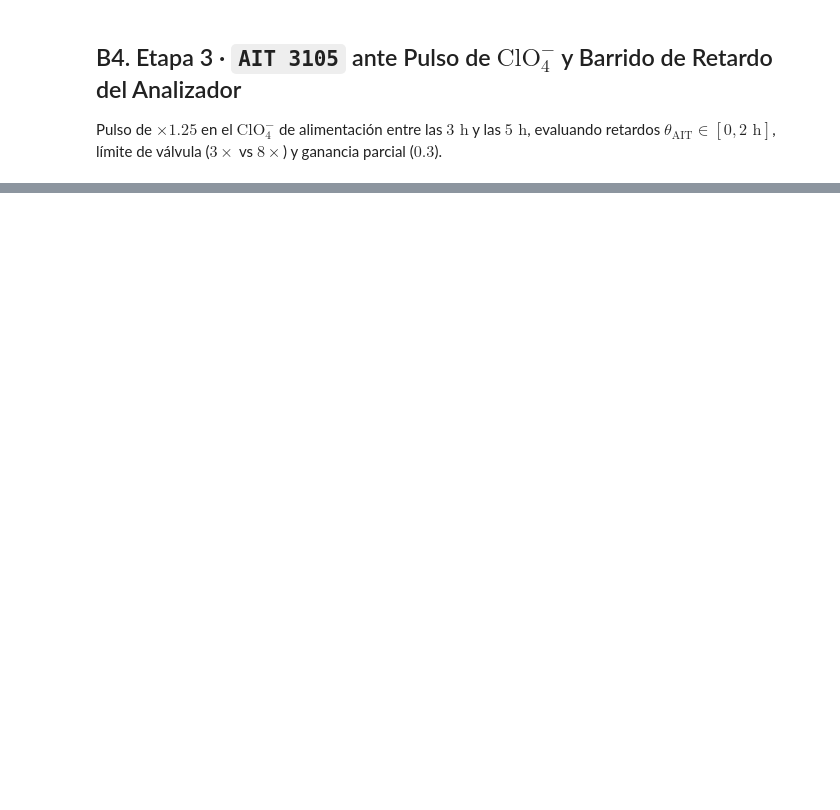
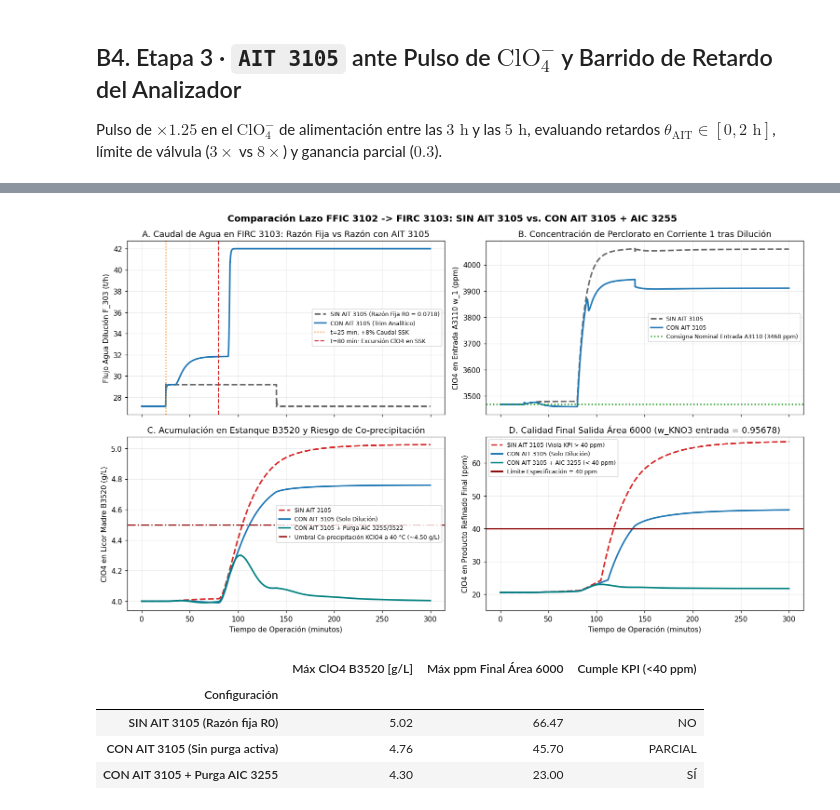
Before and after one commit to antomoyaa/CristalizadorPT, a Jupyter notebook: Cristalizador_cambios_revisar/notebooks/06_Control_por_etapas_dilucion_nuevo.ipynb, the cells around one changed output, grey strips where cells are left out. Drawn from its saved outputs; the diff is of its cells as text; code cells hidden in the pictures; blank space fills up the shorter version.

```diff
--- a/Cristalizador_cambios_revisar/notebooks/06_Control_por_etapas_dilucion_nuevo.ipynb
+++ b/Cristalizador_cambios_revisar/notebooks/06_Control_por_etapas_dilucion_nuevo.ipynb
@@ -223,0 +535,67 @@ resumen_npt3.round(2)
+# %%
+# %% [markdown]
+# ## B6. Evaluación de Recirculación `B3520 -> A3110` e Impacto del Magnesio ($\\text{Mg}^{2+}$)
+
+# %%
+import numpy as np
+import pandas as pd
+import matplotlib.pyplot as plt
+from msmpr_core.plant import simulate_plant_npt3_calibrated
+
+df_sin_AIT = simulate_plant_npt3_calibrated(use_AIT3105=False, use_AIC3255=False, tuning_mode="TL_damped")
+df_con_AIT = simulate_plant_npt3_calibrated(use_AIT3105=True, use_AIC3255=False, tuning_mode="TL_damped")
+df_con_ambos = simulate_plant_npt3_calibrated(use_AIT3105=True, use_AIC3255=True, tuning_mode="TL_damped")
+
+fig2, ax2 = plt.subplots(2, 2, figsize=(14, 8.5), sharex=True)
+ax2[0, 0].plot(df_sin_AIT["t_min"], df_sin_AIT["F_303_actual_t_h"], "--", color="dimgray", lw=2.2, label="SIN AIT 3105 (Razón Fija R0 = 0.0718)")
+ax2[0, 0].plot(df_con_AIT["t_min"], df_con_AIT["F_303_actual_t_h"], "-", color="tab:blue", lw=2.2, label="CON AIT 3105 (Trim Analítico)")
+ax2[0, 0].axvline(25.0, color="tab:orange", ls=":", label="t=25 min: +8% Caudal SSK")
+ax2[0, 0].axvline(80.0, color="tab:red", ls="--", label="t=80 min: Excursión ClO4 en SSK")
+ax2[0, 0].set_ylabel("Flujo Agua Dilución F_303 (t/h)")
+ax2[0, 0].set_title("A. Caudal de Agua en FIRC 3103: Razón Fija vs Razón con AIT 3105")
+ax2[0, 0].legend(fontsize=8)
+
+ax2[0, 1].plot(df_sin_AIT["t_min"], df_sin_AIT["w_ClO4_1_ppm"], "--", color="dimgray", lw=2.2, label="SIN AIT 3105")
+ax2[0, 1].plot(df_con_AIT["t_min"], df_con_AIT["w_ClO4_1_ppm"], "-", color="tab:blue", lw=2.2, label="CON AIT 3105")
+ax2[0, 1].axhline(3468.0, color="tab:green", ls=":", lw=1.8, label="Consigna Nominal Entrada A3110 (3468 ppm)")
+ax2[0, 1].set_ylabel("ClO4 en Entrada A3110 w_1 (ppm)")
+ax2[0, 1].set_title("B. Concentración de Perclorato en Corriente 1 tras Dilución")
+ax2[0, 1].legend(fontsize=8)
+
+ax2[1, 0].plot(df_sin_AIT["t_min"], df_sin_AIT["C_ClO4_B3520_g_L"], "--", color="tab:red", lw=2.2, label="SIN AIT 3105")
+ax2[1, 0].plot(df_con_AIT["t_min"], df_con_AIT["C_ClO4_B3520_g_L"], "-", color="tab:blue", lw=2.2, label="CON AIT 3105 (Solo Dilución)")
+ax2[1, 0].plot(df_con_ambos["t_min"], df_con_ambos["C_ClO4_B3520_g_L"], "-", color="teal", lw=2.2, label="CON AIT 3105 + Purga AIC 3255/3522")
+ax2[1, 0].axhline(4.50, color="darkred", ls="-.", lw=1.8, label="Umbral Co-precipitación KClO4 a 40 °C (~4.50 g/L)")
+ax2[1, 0].set_xlabel("Tiempo de Operación (minutos)")
+ax2[1, 0].set_ylabel("ClO4 en Licor Madre B3520 (g/L)")
+ax2[1, 0].set_title("C. Acumulación en Estanque B3520 y Riesgo de Co-precipitación")
+ax2[1, 0].legend(fontsize=8)
+
+ax2[1, 1].plot(df_sin_AIT["t_min"], df_sin_AIT["ppm_ClO4_final_6000"], "--", color="tab:red", lw=2.2, label="SIN AIT 3105 (Viola KPI > 40 ppm)")
+ax2[1, 1].plot(df_con_AIT["t_min"], df_con_AIT["ppm_ClO4_final_6000"], "-", color="tab:blue", lw=2.2, label="CON AIT 3105 (Solo Dilución)")
+ax2[1, 1].plot(df_con_ambos["t_min"], df_con_ambos["ppm_ClO4_final_6000"], "-", color="teal", lw=2.2, label="CON AIT 3105 + AIC 3255 (< 40 ppm)")
+ax2[1, 1].axhline(40.0, color="darkred", ls="-", lw=2.0, label="Límite Especificación = 40 ppm")
+ax2[1, 1].set_ylim(15, 68)
+ax2[1, 1].set_xlabel("Tiempo de Operación (minutos)")
+ax2[1, 1].set_ylabel("ClO4 en Producto Refinado Final (ppm)")
+ax2[1, 1].set_title("D. Calidad Final Salida Área 6000 (w_KNO3 entrada = 0.95678)")
+ax2[1, 1].legend(fontsize=8)
+
+fig2.suptitle("Comparación Lazo FFIC 3102 -> FIRC 3103: SIN AIT 3105 vs. CON AIT 3105 + AIC 3255", fontsize=13, fontweight="bold")
+fig2.tight_layout()
+fig2.savefig("../docs/fig/06_comparacion_FFIC3102_con_sin_AIT3105.png", dpi=220, bbox_inches="tight")
+plt.show()
+
+resumen_npt3 = pd.DataFrame([
+    {"Configuración": "SIN AIT 3105 (Razón fija R0)", "Máx ClO4 B3520 [g/L]": df_sin_AIT["C_ClO4_B3520_g_L"].max(), "Máx ppm Final Área 6000": df_sin_AIT["ppm_ClO4_final_6000"].max(), "Cumple KPI (<40 ppm)": "NO"},
+    {"Configuración": "CON AIT 3105 (Sin purga activa)", "Máx ClO4 B3520 [g/L]": df_con_AIT["C_ClO4_B3520_g_L"].max(), "Máx ppm Final Área 6000": df_con_AIT["ppm_ClO4_final_6000"].max(), "Cumple KPI (<40 ppm)": "PARCIAL"},
+    {"Configuración": "CON AIT 3105 + Purga AIC 3255", "Máx ClO4 B3520 [g/L]": df_con_ambos["C_ClO4_B3520_g_L"].max(), "Máx ppm Final Área 6000": df_con_ambos["ppm_ClO4_final_6000"].max(), "Cumple KPI (<40 ppm)": "SÍ"},
+]).set_index("Configuración")
+resumen_npt3.round(2)
+# %% [output]
+[figure, added]
+|  | Máx ClO4 B3520 [g/L] | Máx ppm Final Área 6000 | Cumple KPI (<40 ppm) |
+| Configuración |  |  |  |
+| SIN AIT 3105 (Razón fija R0) | 5.02 | 66.47 | NO |
+| CON AIT 3105 (Sin purga activa) | 4.76 | 45.70 | PARCIAL |
+| CON AIT 3105 + Purga AIC 3255 | 4.30 | 23.00 | SÍ |
```
Also changed, not shown: parts of 10 cells of this notebook, 8 other files.
